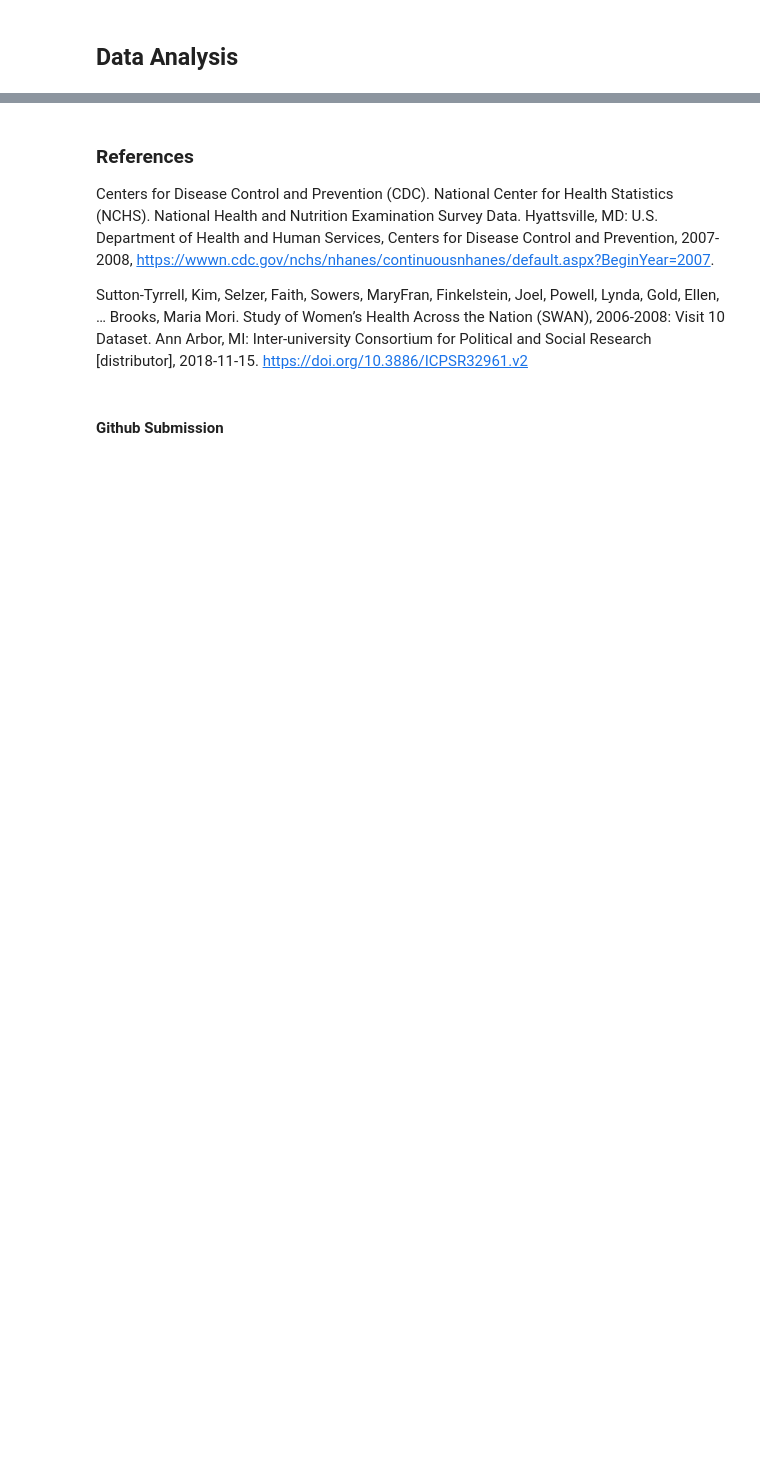
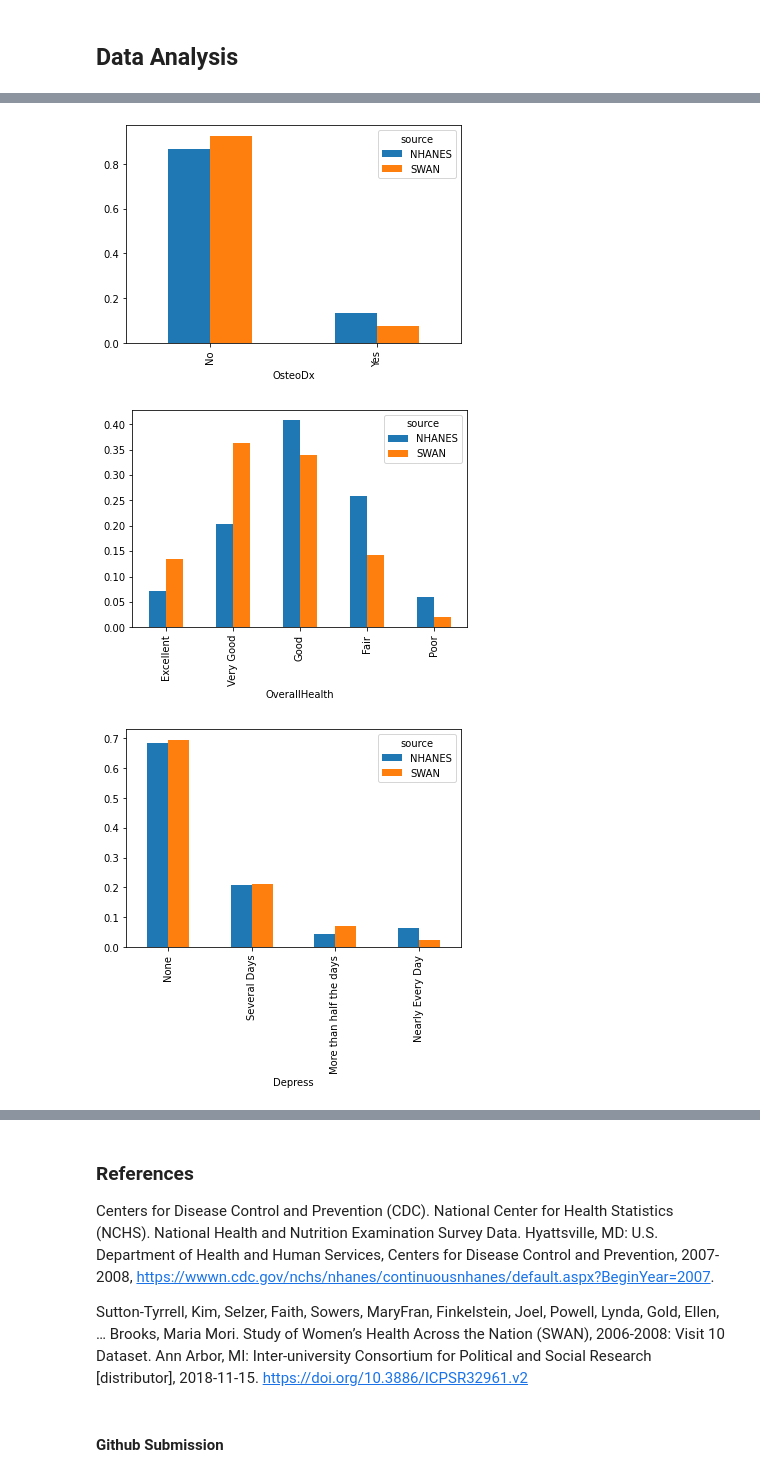
Before and after one commit to ecdmdphd/hds5210-2022, a Jupyter notebook: final/Final_DeMarco.ipynb, the cells around one changed output, grey strips where cells are left out. Drawn from its saved outputs; the diff is of its cells as text; code cells hidden in the pictures; blank space fills up the shorter version.

```diff
--- a/final/Final_DeMarco.ipynb
+++ b/final/Final_DeMarco.ipynb
@@ -403,0 +716,11 @@ will need to ask about field level transformations (would something like recodin
+# %%
+RaceCross = pd.crosstab(compositeData['Race'], compositeData['source'], normalize = 'columns')
+# %%
+EducCross = pd.crosstab(compositeData['Educ'], compositeData['source'], normalize = 'columns')
+# %%
+# To facilitate plotting of the data, create a list of all cross tabulated data frames
+CrossTabList = [OsteoCross, HealthCross, DepressCross, AnxCross, PainCross, RaceCross, EducCross]
+# %%
+for crosstab in CrossTabList:
+    print(crosstab)
+    print()
@@ -403,0 +758,7 @@ will need to ask about field level transformations (would something like recodin
+# %%
+for crosstab in CrossTabList:
+    crosstab.plot.bar()
+# %% [output]
+[figure, added]
+[figure, added]
+[figure, added]
```
Also changed, not shown: parts of 63 cells of this notebook, 1 other file.
